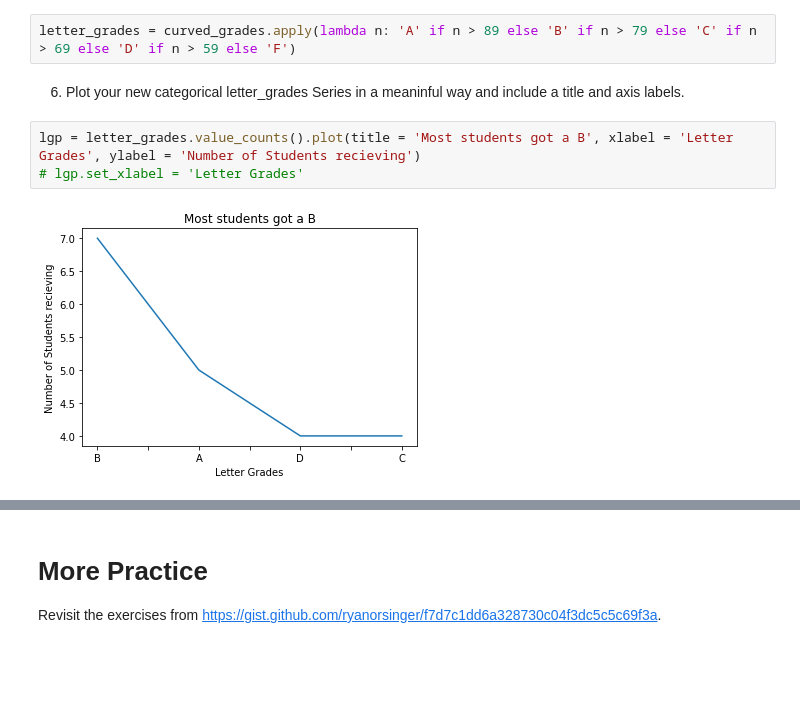
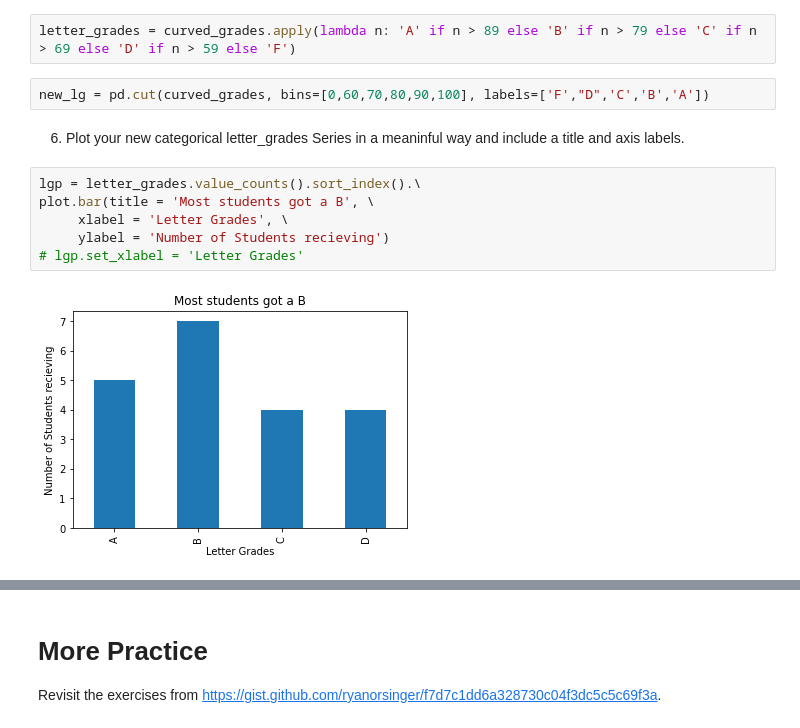
Before and after one commit to David-Howell/numpy-pandas-visualization-exercises, a Jupyter notebook: pandas_series_exercises_part_3.ipynb, the cells around one changed output, grey strips where cells are left out. Saved outputs shown, nothing was run; the diff lists cells and outputs as text; blank space fills up the shorter version.

```diff
--- a/pandas_series_exercises_part_3.ipynb
+++ b/pandas_series_exercises_part_3.ipynb
@@ -288,10 +418,15 @@ curved_grades = exam_scores + 4
 5. Use a method to convert each of the numeric values in the curved_grades Series into a categorical value of letter grades. For example, 86 should be a 'B' and 95 should be an 'A'. Save this as a Series named letter_grades.
 # %%
 letter_grades = curved_grades.apply(lambda n: 'A' if n > 89 else 'B' if n > 79 else 'C' if n > 69 else 'D' if n > 59 else 'F')
+# %%
+new_lg = pd.cut(curved_grades, bins=[0,60,70,80,90,100], labels=['F',"D",'C','B','A'])
 # %% [markdown]
 6. Plot your new categorical letter_grades Series in a meaninful way and include a title and axis labels.
 # %%
-lgp = letter_grades.value_counts().plot(title = 'Most students got a B', xlabel = 'Letter Grades', ylabel = 'Number of Students recieving')
+lgp = letter_grades.value_counts().sort_index().\
+plot.bar(title = 'Most students got a B', \
+     xlabel = 'Letter Grades', \
+     ylabel = 'Number of Students recieving')
 # lgp.set_xlabel = 'Letter Grades'
 # %% [output]
-[figure, old version]
+[figure, new version]
```
Also changed, not shown: parts of 43 cells of this notebook.
